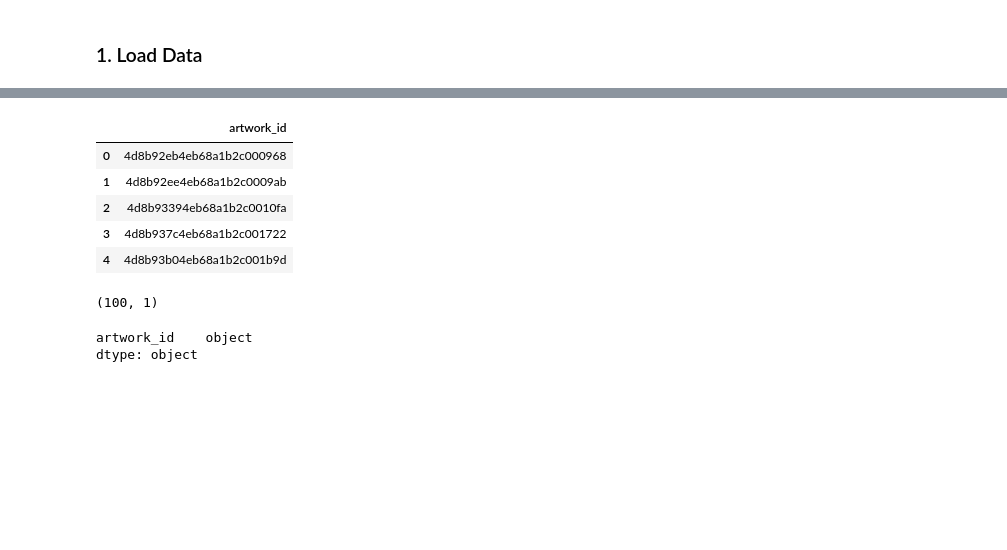
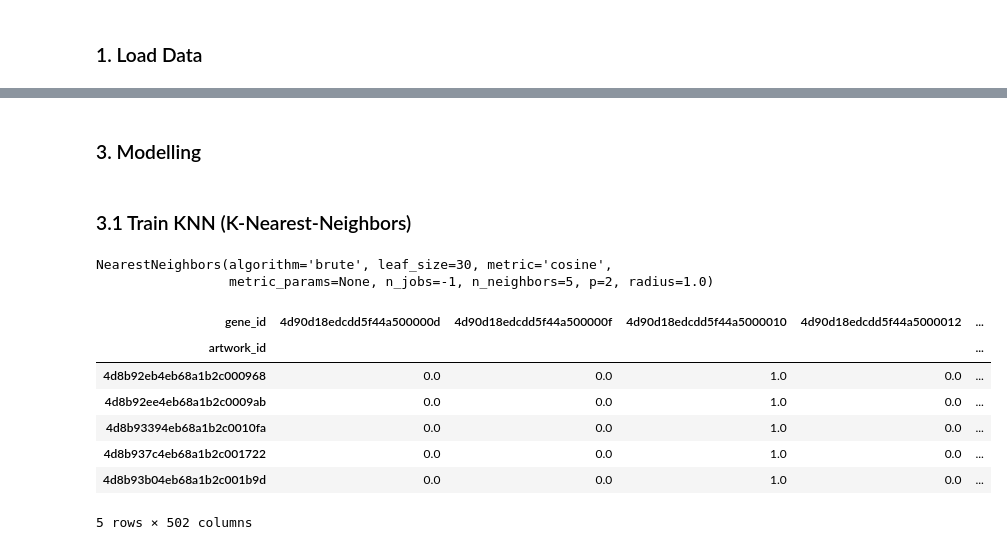
Before and after one commit to sabrinarubert/artRecommender, a Jupyter notebook: 01_Notebooks/Untitled.ipynb, the cells around one changed output, grey strips where cells are left out. Saved outputs shown, nothing was run; the diff lists cells and outputs as text; code cells hidden in the pictures; blank space fills up the shorter version.

```diff
--- a/01_Notebooks/Untitled.ipynb
+++ b/01_Notebooks/Untitled.ipynb
@@ -20,0 +21,5 @@ allArtworks = pd.read_sql("select id as artwork_id from artworks LIMIT 100", dbC
+# %%
+features_source = pd.read_sql("select artwork_id, gene_id from artworks_to_genes", dbConnection)
+features_source["rating"] = 1
+artFeatures = features_source.pivot_table(columns="gene_id",index="artwork_id",values="rating").fillna(0)
+artFeatures.head(10)
@@ -20,0 +43,2 @@ allArtworks = pd.read_sql("select id as artwork_id from artworks LIMIT 100", dbC
+# %% [markdown]
+### 3. Modelling
@@ -20,0 +49,2 @@ allArtworks = pd.read_sql("select id as artwork_id from artworks LIMIT 100", dbC
+# %% [markdown]
+### 3.1 Train KNN (K-Nearest-Neighbors)
@@ -20,0 +53,8 @@ allArtworks = pd.read_sql("select id as artwork_id from artworks LIMIT 100", dbC
+# %%
+model_knn = NearestNeighbors(metric="cosine",
+                             algorithm="brute",
+                             n_jobs=-1)
+model_knn.fit(mat_artFeatures)
+# %% [output]
+NearestNeighbors(algorithm='brute', leaf_size=30, metric='cosine',
+                 metric_params=None, n_jobs=-1, n_neighbors=5, p=2, radius=1.0)
@@ -21,18 +64,11 @@ allArtworks = pd.read_sql("select id as artwork_id from artworks LIMIT 100", dbC
 # %%
-allArtworks.head()
+artFeatures.head()
 # %% [output]
-|  | artwork_id |
-| 0 | 4d8b92eb4eb68a1b2c000968 |
-| 1 | 4d8b92ee4eb68a1b2c0009ab |
-| 2 | 4d8b93394eb68a1b2c0010fa |
-| 3 | 4d8b937c4eb68a1b2c001722 |
-| 4 | 4d8b93b04eb68a1b2c001b9d |
+| gene_id | 4d90d18edcdd5f44a500000d | 4d90d18edcdd5f44a500000f | 4d90d18edcdd5f44a5000010 | 4d90d18edcdd5f44a5000012 | ... |
+| artwork_id |  |  |  |  | ... |
+| 4d8b92eb4eb68a1b2c000968 | 0.0 | 0.0 | 1.0 | 0.0 | ... |
+| 4d8b92ee4eb68a1b2c0009ab | 0.0 | 0.0 | 1.0 | 0.0 | ... |
+| 4d8b93394eb68a1b2c0010fa | 0.0 | 0.0 | 1.0 | 0.0 | ... |
+| 4d8b937c4eb68a1b2c001722 | 0.0 | 0.0 | 1.0 | 0.0 | ... |
+| 4d8b93b04eb68a1b2c001b9d | 0.0 | 0.0 | 1.0 | 0.0 | ... |
+5 rows × 502 columns
-# %%
-allArtworks.shape
-# %% [output]
-(100, 1)
-# %%
-allArtworks.dtypes
-# %% [output]
-artwork_id    object
-dtype: object
```
Also changed, not shown: parts of 16 cells of this notebook, 2 other files.
